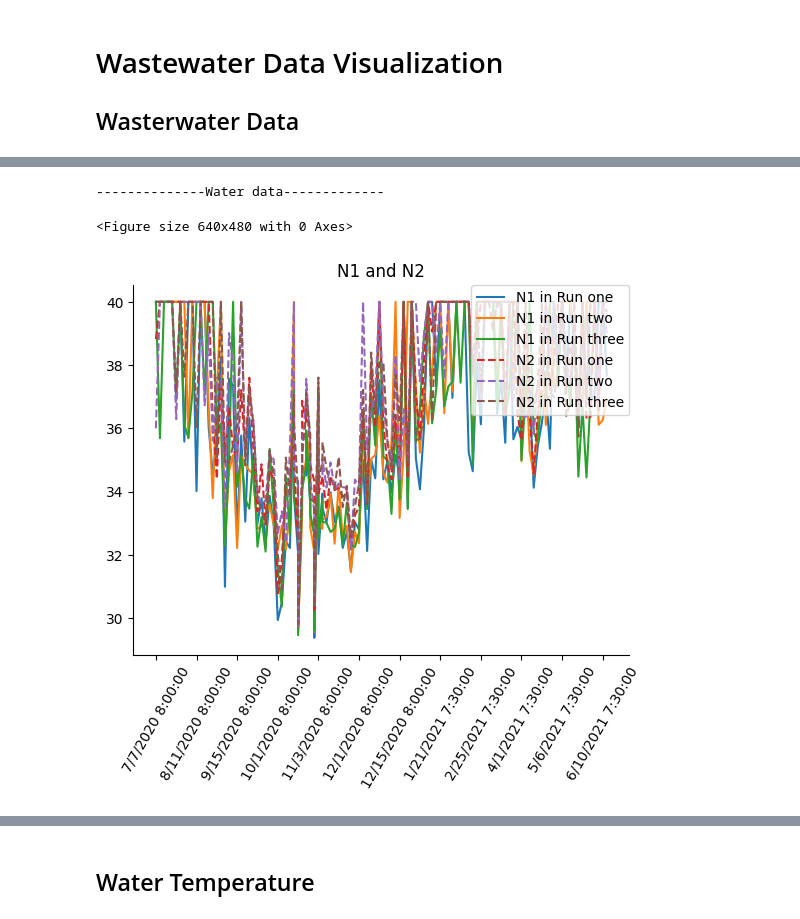
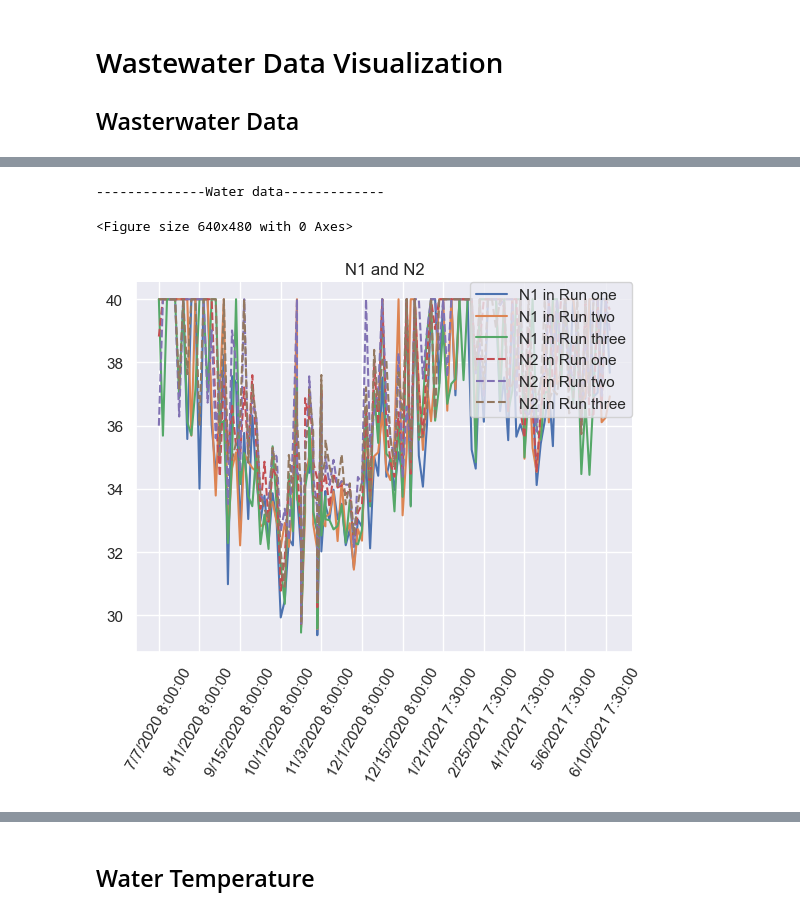
Before and after one commit to Song921012/2021Waste_Water_Project, a Jupyter notebook: Data_Visualization.ipynb, the cells around one changed output, grey strips where cells are left out. Drawn from its saved outputs; the diff is of its cells as text; code cells hidden in the pictures.

```diff
--- a/Data_Visualization.ipynb
+++ b/Data_Visualization.ipynb
@@ -276,5 +280,9 @@ plt.savefig('./Fig/wastewater_data_run3.png', dpi=100, bbox_inches='tight')
 # %%
+import seaborn as sns
+
 plt.figure("Wastewater data N1 N2")
+sns.set_theme()
+sns.axes_style("darkgrid")
 print("--------------Water data-------------")
 # plt.rcParams['font.sans-serif']=['SimHei'] # chinese support
 plt.plot(laramie_waste_data_run1.loc[:, "SampleCollected"],
@@ -282,34 +290,34 @@ plt.plot(laramie_waste_data_run1.loc[:, "SampleCollected"],
          label='N1 in Run one')
 plt.plot(laramie_waste_data_run2.loc[:, "SampleCollected"],
          laramie_waste_data_run2.loc[:, 'N1'],
          label='N1 in Run two')
 plt.plot(laramie_waste_data_run3.loc[:, "SampleCollected"],
          laramie_waste_data_run3.loc[:, 'N1'],
          label='N1 in Run three')
 plt.plot(laramie_waste_data_run1.loc[:, "SampleCollected"],
          laramie_waste_data_run1.loc[:, 'N2'], "--",
          label='N2 in Run one')
 plt.plot(laramie_waste_data_run2.loc[:, "SampleCollected"],
          laramie_waste_data_run2.loc[:, 'N2'], "--",
          label='N2 in Run two')
 plt.plot(laramie_waste_data_run3.loc[:, "SampleCollected"],
          laramie_waste_data_run3.loc[:, 'N2'], "--",
          label='N2 in Run three')
 
 plt.xticks(rotation=60)
 ax = plt.gca()
 ax.xaxis.set_major_locator(mp.ticker.MultipleLocator(10))
 #ax.yaxis.set_major_locator(mp.ticker.MultipleLocator(10)) # 解决刻度过密
 plt.legend(loc='upper right', borderaxespad=0.)
 ax.spines['top'].set_visible(False)
 ax.spines['right'].set_visible(False)
 plt.title('N1 and N2')
 plt.show()
 plt.savefig('./Fig/wastewater_data_N1_N2.png', dpi=100, bbox_inches='tight')
 # %% [output]
 --------------Water data-------------
 <Figure size 640x480 with 0 Axes>
-[figure, old version]
+[figure, new version]
 # %%
 plt.figure("Wastewater data N1Est_copies_ml and N2Est_copies_ml")
 print("--------------Water data-------------")
```
Also changed, not shown: parts of 12 cells of this notebook.
